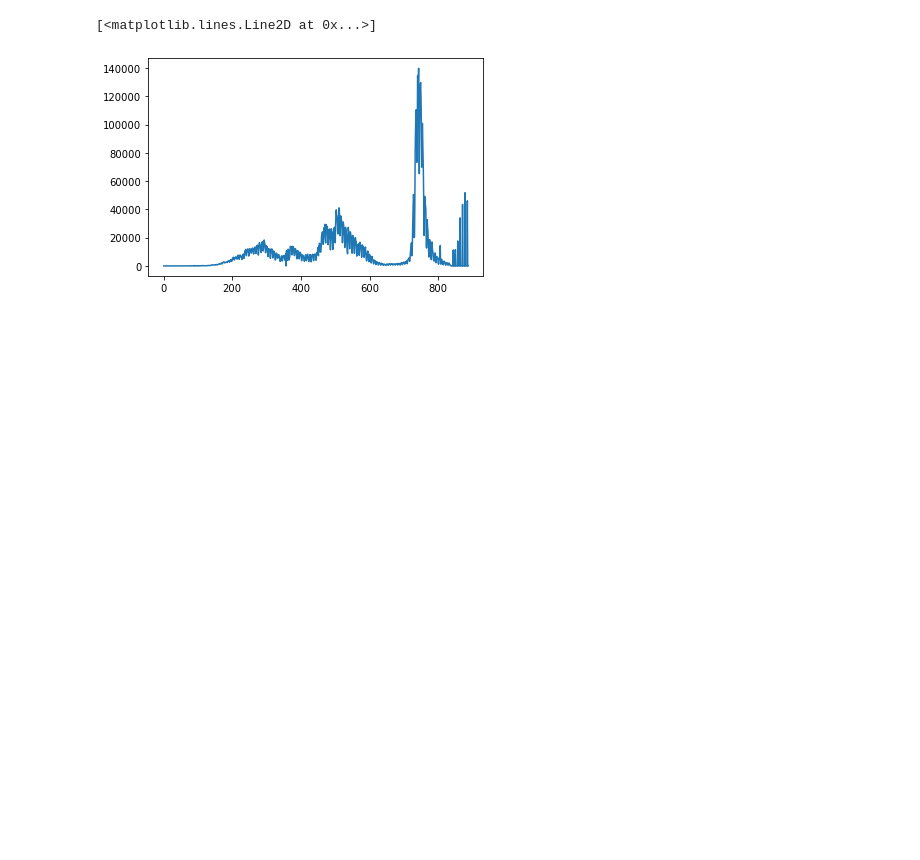
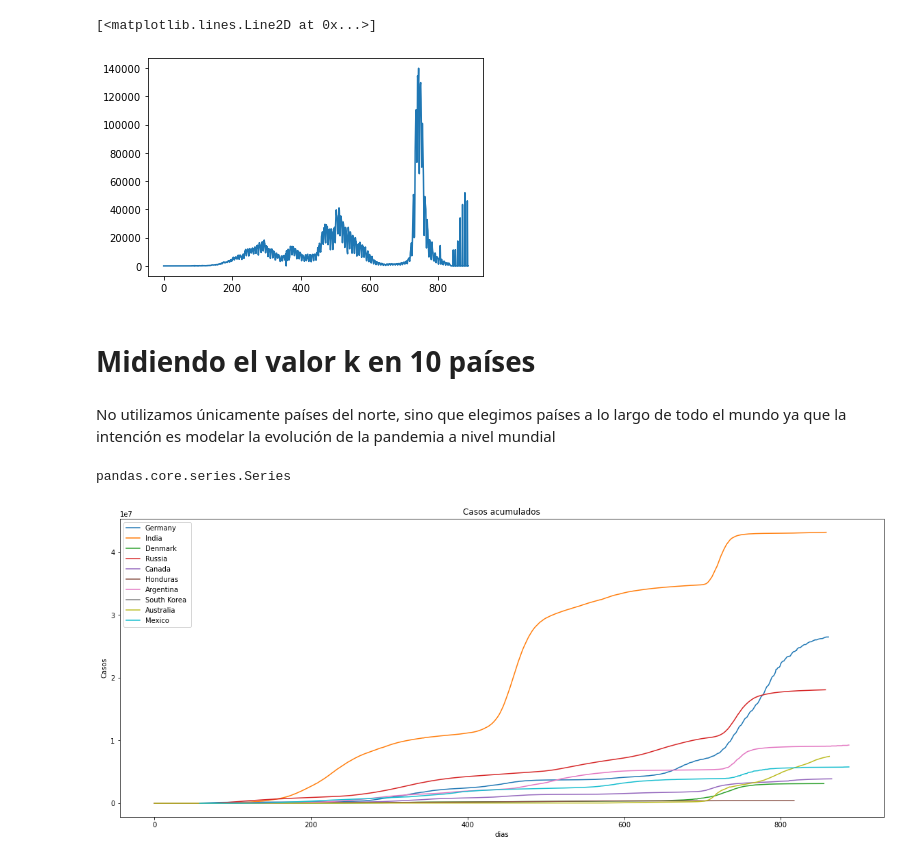
Before and after one commit to NachoRam123/Sprint-4, a Jupyter notebook: proyecto_4.ipynb, the cells around one changed output. Saved outputs shown, nothing was run; the diff lists cells and outputs as text; code cells hidden in the pictures; blank space fills up the shorter version.

Commit message:
grafica casos para 10 paises

```diff
--- a/proyecto_4.ipynb
+++ b/proyecto_4.ipynb
@@ -177,3 +179,27 @@ plt.plot(nuevos_arg)
 # %% [output]
 [<matplotlib.lines.Line2D at 0x...>]
 [figure]
+# %% [markdown]
+# Midiendo el valor k en 10 países
+# %% [markdown]
+No utilizamos únicamente países del norte, sino que elegimos países a lo largo de todo el mundo ya que la intención es modelar la evolución de la pandemia a nivel mundial
+# %%
+paises_elegidos = ["Germany","India","Denmark","Russia","Canada","Honduras","Argentina","South Korea ","Australia","Mexico"]
+# %%
+type(paises)
+# %% [output]
+pandas.core.series.Series
+# %%
+plt.figure(figsize=(20, 8))
+for i in paises_elegidos:
+
+  pais = np.where(paises==i)[0]
+  casos = confirmados[pais]
+  dias = np.arange(0, len(casos))
+  plt.title("Casos acumulados")
+  plt.plot(dias, casos, label=i)
+  plt.xlabel('dias')
+  plt.ylabel('Casos')
+  plt.legend()
+# %% [output]
+[figure, added]
```
Also changed, not shown: parts of 1 cell of this notebook.
